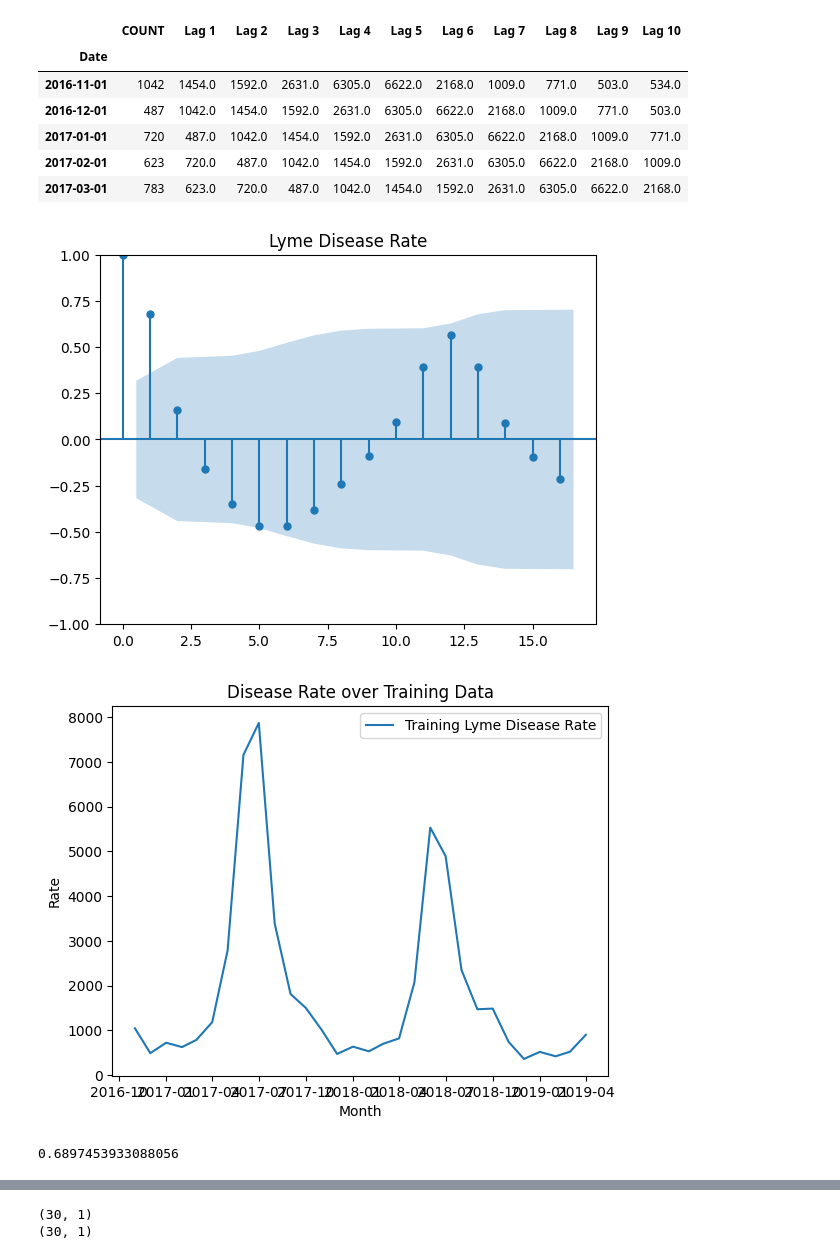
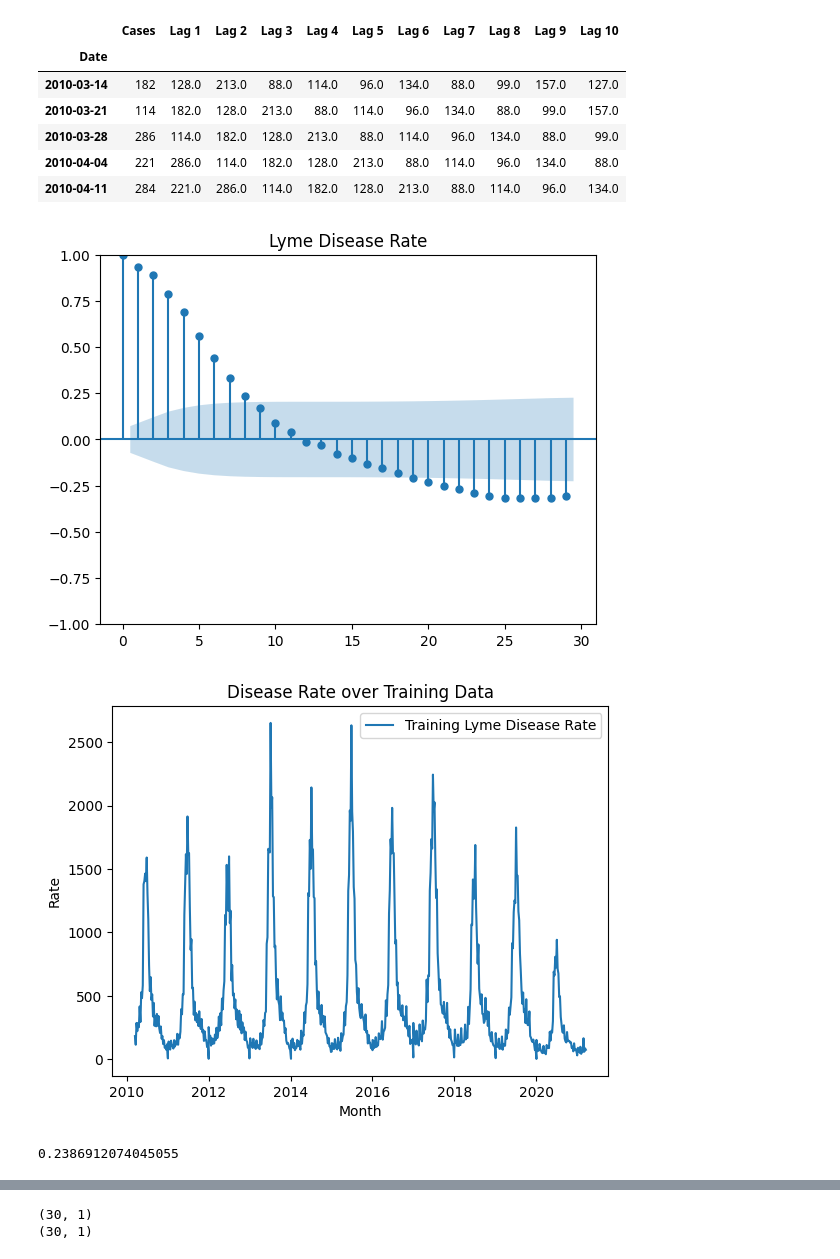
Before and after one commit to luchettk/Lyme-Disease-ML-Analysis, a Jupyter notebook: Lyme_Disease_Time_Series.ipynb, the cells around one changed output, grey strips where cells are left out. Drawn from its saved outputs; the diff is of its cells as text; code cells hidden in the pictures.

```diff
--- a/Lyme_Disease_Time_Series.ipynb
+++ b/Lyme_Disease_Time_Series.ipynb
@@ -3,6 +3,6 @@ import pandas as pd
 import numpy as np
 import matplotlib.pyplot as plt
 # %%
-tick_data = pd.read_csv("/Users/katyaluchette/Downloads/tick_bite_diseases.csv")
+tick_data = pd.read_csv("/Users/katyaluchette/Downloads/weekly_lyme_disease_cases.csv")
 tick_data.head()
 # %% [output]
@@ -15,6 +15,6 @@ tick_data.head()
 # %%
-tick_data['Date'] = pd.to_datetime(tick_data['Year'].astype(str) + ' ' + tick_data['Month'], format='%Y %B')
-tick_data = tick_data.drop(columns=['Year'])
-tick_data = tick_data.drop(columns=['Month'])
-tick_data.head()
+tick_data['Date'] = pd.to_datetime(tick_data['Year'].astype(str) + tick_data['MMWR Week'].astype(str) + '0', format='%Y%U%w')
+tick_data = tick_data.drop(columns = ["Year"])
+lyme_disease = tick_data.drop(columns = ["MMWR Week"])
+lyme_disease.head(10)
 # %% [output]
@@ -32,3 +31,0 @@ print(tick_data["Disease"].unique())
-# %%
-lyme_disease = tick_data[tick_data["Disease"] == "Lyme disease"]
-lyme_disease.head()
@@ -42,5 +32,5 @@ lyme_disease.head()
 # %%
-lyme_disease_rate = lyme_disease[['Date', 'COUNT']]
+lyme_disease_rate = lyme_disease[['Date', 'Cases']]
 lyme_disease_rate.set_index('Date', inplace = True)
 lyme_diease_rate = lyme_disease_rate.dropna()
 lyme_disease_rate.head()
@@ -86,25 +76,25 @@ plt.show();
 # %%
 for i in range(1, 11):
-    lyme_disease_rate[f'Lag {i}'] = lyme_diease_rate['COUNT'].shift(i)
+    lyme_disease_rate[f'Lag {i}'] = lyme_diease_rate['Cases'].shift(i)
 
 lyme_disease_rate = lyme_disease_rate.dropna()
 lyme_disease_rate.head()
 # %% [output]
-|  | COUNT | Lag 1 | Lag 2 | Lag 3 | Lag 4 | Lag 5 | Lag 6 | Lag 7 | Lag 8 | Lag 9 | Lag 10 |
+|  | Cases | Lag 1 | Lag 2 | Lag 3 | Lag 4 | Lag 5 | Lag 6 | Lag 7 | Lag 8 | Lag 9 | Lag 10 |
 | Date |  |  |  |  |  |  |  |  |  |  |  |
-| 2016-11-01 | 1042 | 1454.0 | 1592.0 | 2631.0 | 6305.0 | 6622.0 | 2168.0 | 1009.0 | 771.0 | 503.0 | 534.0 |
-| 2016-12-01 | 487 | 1042.0 | 1454.0 | 1592.0 | 2631.0 | 6305.0 | 6622.0 | 2168.0 | 1009.0 | 771.0 | 503.0 |
-| 2017-01-01 | 720 | 487.0 | 1042.0 | 1454.0 | 1592.0 | 2631.0 | 6305.0 | 6622.0 | 2168.0 | 1009.0 | 771.0 |
-| 2017-02-01 | 623 | 720.0 | 487.0 | 1042.0 | 1454.0 | 1592.0 | 2631.0 | 6305.0 | 6622.0 | 2168.0 | 1009.0 |
-| 2017-03-01 | 783 | 623.0 | 720.0 | 487.0 | 1042.0 | 1454.0 | 1592.0 | 2631.0 | 6305.0 | 6622.0 | 2168.0 |
+| 2010-03-14 | 182 | 128.0 | 213.0 | 88.0 | 114.0 | 96.0 | 134.0 | 88.0 | 99.0 | 157.0 | 127.0 |
+| 2010-03-21 | 114 | 182.0 | 128.0 | 213.0 | 88.0 | 114.0 | 96.0 | 134.0 | 88.0 | 99.0 | 157.0 |
+| 2010-03-28 | 286 | 114.0 | 182.0 | 128.0 | 213.0 | 88.0 | 114.0 | 96.0 | 134.0 | 88.0 | 99.0 |
+| 2010-04-04 | 221 | 286.0 | 114.0 | 182.0 | 128.0 | 213.0 | 88.0 | 114.0 | 96.0 | 134.0 | 88.0 |
+| 2010-04-11 | 284 | 221.0 | 286.0 | 114.0 | 182.0 | 128.0 | 213.0 | 88.0 | 114.0 | 96.0 | 134.0 |
 # %%
 from statsmodels.graphics.tsaplots import plot_acf, plot_pacf
 
-series = lyme_disease_rate['COUNT']
+series = lyme_disease_rate['Cases']
 plot_acf(series, title = 'Lyme Disease Rate')
 plt.show();
 # %% [output]
-[figure, old version]
+[figure, new version]
 # %%
 train_size = int(.8 * len(lyme_disease_rate))
 train_data = lyme_disease_rate[:train_size]
@@ -116,13 +106,13 @@ y_test = np.array(test_data['COUNT']).reshape(-1,1)
 # %%
-plt.plot(train_data['COUNT'], label='Training Lyme Disease Rate')
+plt.plot(train_data['Cases'], label='Training Lyme Disease Rate')
 plt.xlabel('Month')
 plt.ylabel('Rate')
 plt.legend()
 plt.title('Disease Rate over Training Data')
 plt.show();
 # %% [output]
-[figure, old version]
+[figure, new version]
 # %%
-lyme_disease_rate['COUNT'].corr(lyme_disease_rate['COUNT'].shift(1))
+lyme_disease_rate['Cases'].corr(lyme_disease_rate['Cases'].shift(8))
 # %% [output]
-0.6897453933088056
+0.2386912074045055
```
Also changed, not shown: parts of 24 cells of this notebook.
